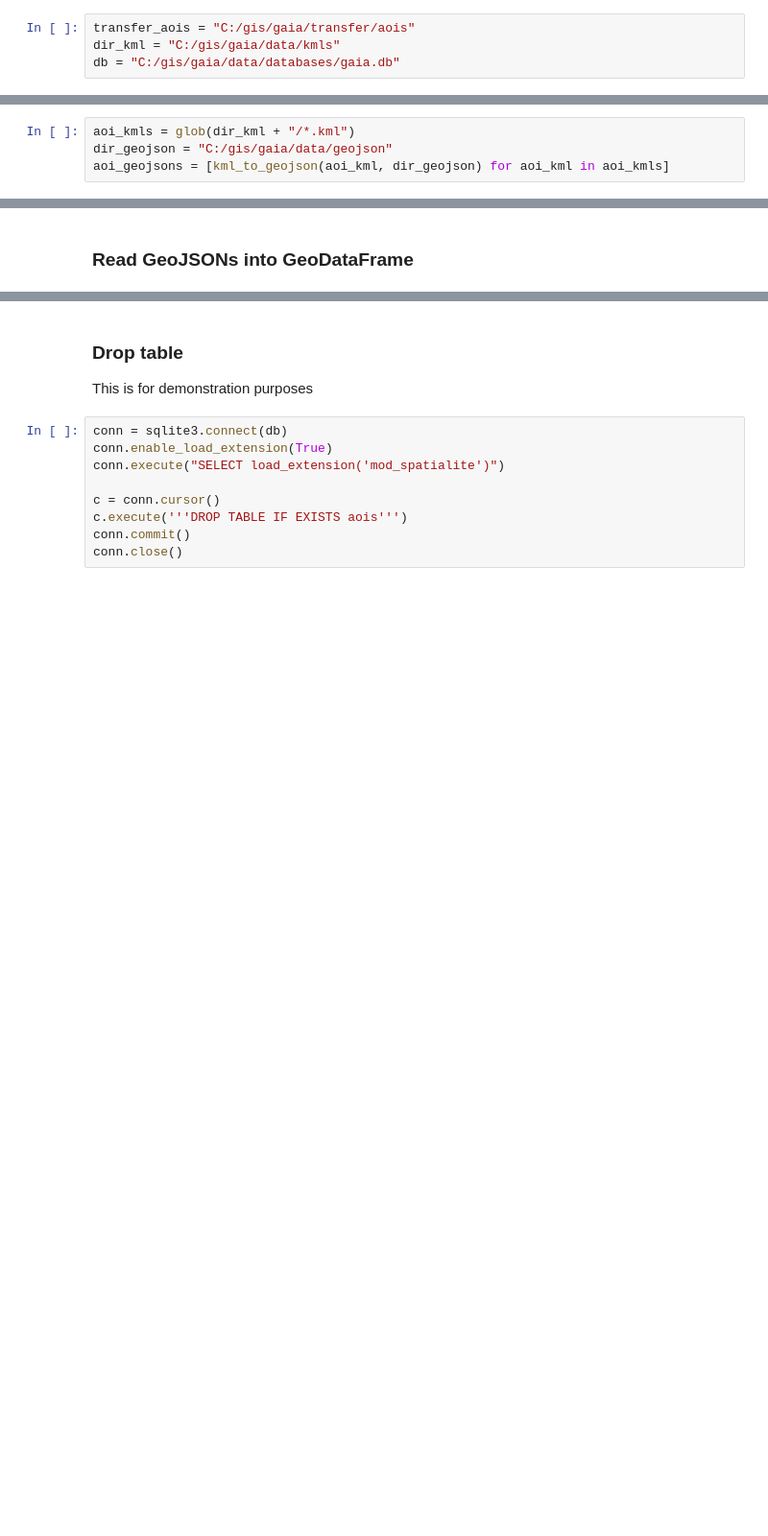
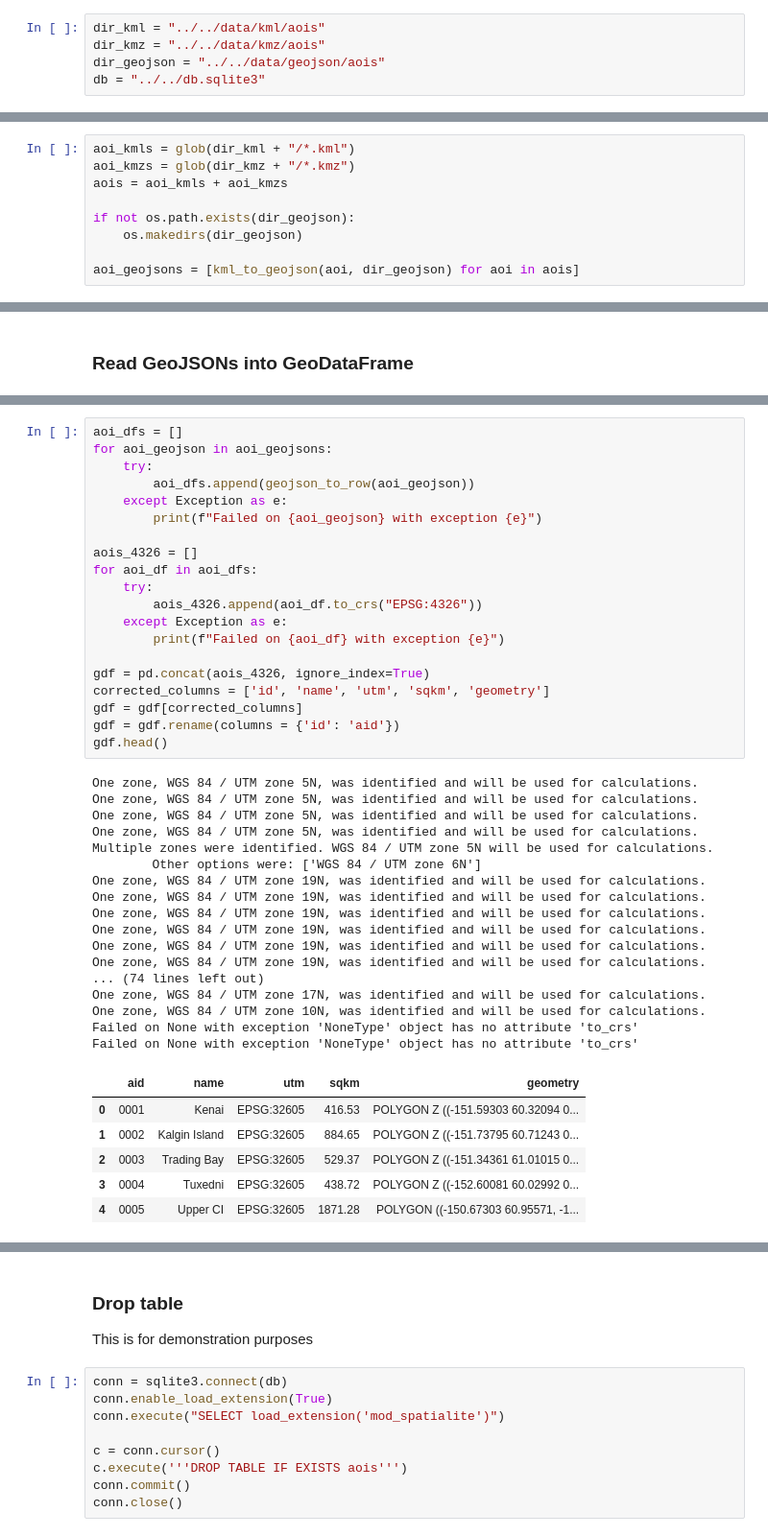
Before and after one commit to NEFSC/PSD-WEB-GAIA, a Jupyter notebook: dba/build/aois.ipynb, the cells around one changed output, grey strips where cells are left out. Shown at 96% size. Drawn from its saved outputs; the diff is of its cells as text; blank space fills up the shorter version.

```diff
--- a/dba/build/aois.ipynb
+++ b/dba/build/aois.ipynb
@@ -36,9 +37,10 @@ from EE import security, search
 # %% [markdown]
 ### User defined variables
 # %%
-transfer_aois = "C:/gis/gaia/transfer/aois"
-dir_kml = "C:/gis/gaia/data/kmls"
-db = "C:/gis/gaia/data/databases/gaia.db"
+dir_kml = "../../data/kml/aois"
+dir_kmz = "../../data/kmz/aois"
+dir_geojson = "../../data/geojson/aois"
+db = "../../db.sqlite3"
 # %% [markdown]
 ### User defined functions
 # %%
@@ -169,4 +155,0 @@ print("{} KMLs were moved. You still have {} files in your transfer aois directo
-# %%
-aoi_kmls = glob(dir_kml + "/*.kml")
-dir_geojson = "C:/gis/gaia/data/geojson"
-aoi_geojsons = [kml_to_geojson(aoi_kml, dir_geojson) for aoi_kml in aoi_kmls]
@@ -174,0 +156,9 @@ More than one geometry found in your 0135-RemoteSensingSI-NWFSC-WestofSanJuans.k
+# %%
+aoi_kmls = glob(dir_kml + "/*.kml")
+aoi_kmzs = glob(dir_kmz + "/*.kmz")
+aois = aoi_kmls + aoi_kmzs
+
+if not os.path.exists(dir_geojson):
+    os.makedirs(dir_geojson)
+
+aoi_geojsons = [kml_to_geojson(aoi, dir_geojson) for aoi in aois]
@@ -230,0 +169,44 @@ gdf.head(55)
+# %%
+aoi_dfs = []
+for aoi_geojson in aoi_geojsons:
+    try:
+        aoi_dfs.append(geojson_to_row(aoi_geojson))
+    except Exception as e:
+        print(f"Failed on {aoi_geojson} with exception {e}")
+
+aois_4326 = []
+for aoi_df in aoi_dfs:
+    try:
+        aois_4326.append(aoi_df.to_crs("EPSG:4326"))
+    except Exception as e:
+        print(f"Failed on {aoi_df} with exception {e}")
+
+gdf = pd.concat(aois_4326, ignore_index=True)
+corrected_columns = ['id', 'name', 'utm', 'sqkm', 'geometry']
+gdf = gdf[corrected_columns]
+gdf = gdf.rename(columns = {'id': 'aid'})
+gdf.head()
+# %% [output]
+One zone, WGS 84 / UTM zone 5N, was identified and will be used for calculations.
+One zone, WGS 84 / UTM zone 5N, was identified and will be used for calculations.
+One zone, WGS 84 / UTM zone 5N, was identified and will be used for calculations.
+One zone, WGS 84 / UTM zone 5N, was identified and will be used for calculations.
+Multiple zones were identified. WGS 84 / UTM zone 5N will be used for calculations.
+        Other options were: ['WGS 84 / UTM zone 6N']
+One zone, WGS 84 / UTM zone 19N, was identified and will be used for calculations.
+One zone, WGS 84 / UTM zone 19N, was identified and will be used for calculations.
+One zone, WGS 84 / UTM zone 19N, was identified and will be used for calculations.
+One zone, WGS 84 / UTM zone 19N, was identified and will be used for calculations.
+One zone, WGS 84 / UTM zone 19N, was identified and will be used for calculations.
+One zone, WGS 84 / UTM zone 19N, was identified and will be used for calculations.
+... (74 lines left out)
+One zone, WGS 84 / UTM zone 17N, was identified and will be used for calculations.
+One zone, WGS 84 / UTM zone 10N, was identified and will be used for calculations.
+Failed on None with exception 'NoneType' object has no attribute 'to_crs'
+Failed on None with exception 'NoneType' object has no attribute 'to_crs'
+|  | aid | name | utm | sqkm | geometry |
+| 0 | 0001 | Kenai | EPSG:32605 | 416.53 | POLYGON Z ((-151.59303 60.32094 0... |
+| 1 | 0002 | Kalgin Island | EPSG:32605 | 884.65 | POLYGON Z ((-151.73795 60.71243 0... |
+| 2 | 0003 | Trading Bay | EPSG:32605 | 529.37 | POLYGON Z ((-151.34361 61.01015 0... |
+| 3 | 0004 | Tuxedni | EPSG:32605 | 438.72 | POLYGON Z ((-152.60081 60.02992 0... |
+| 4 | 0005 | Upper CI | EPSG:32605 | 1871.28 | POLYGON ((-150.67303 60.95571, -1... |
```
Also changed, not shown: parts of 21 cells of this notebook.
